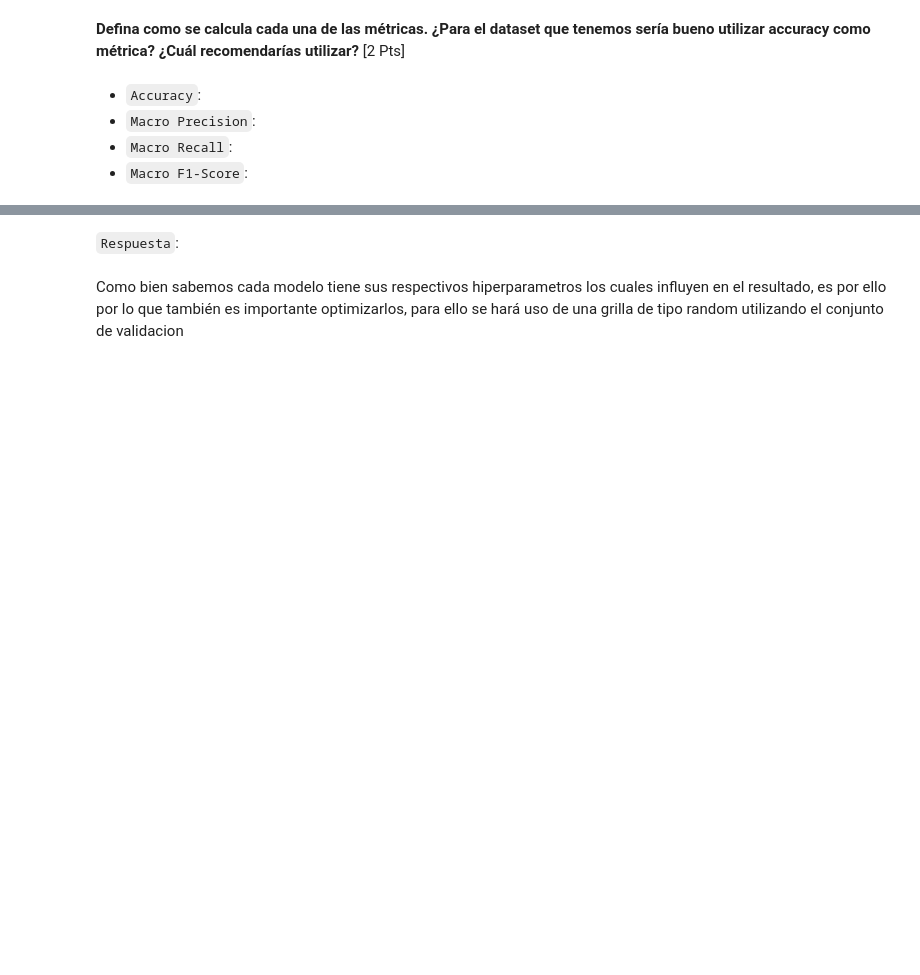
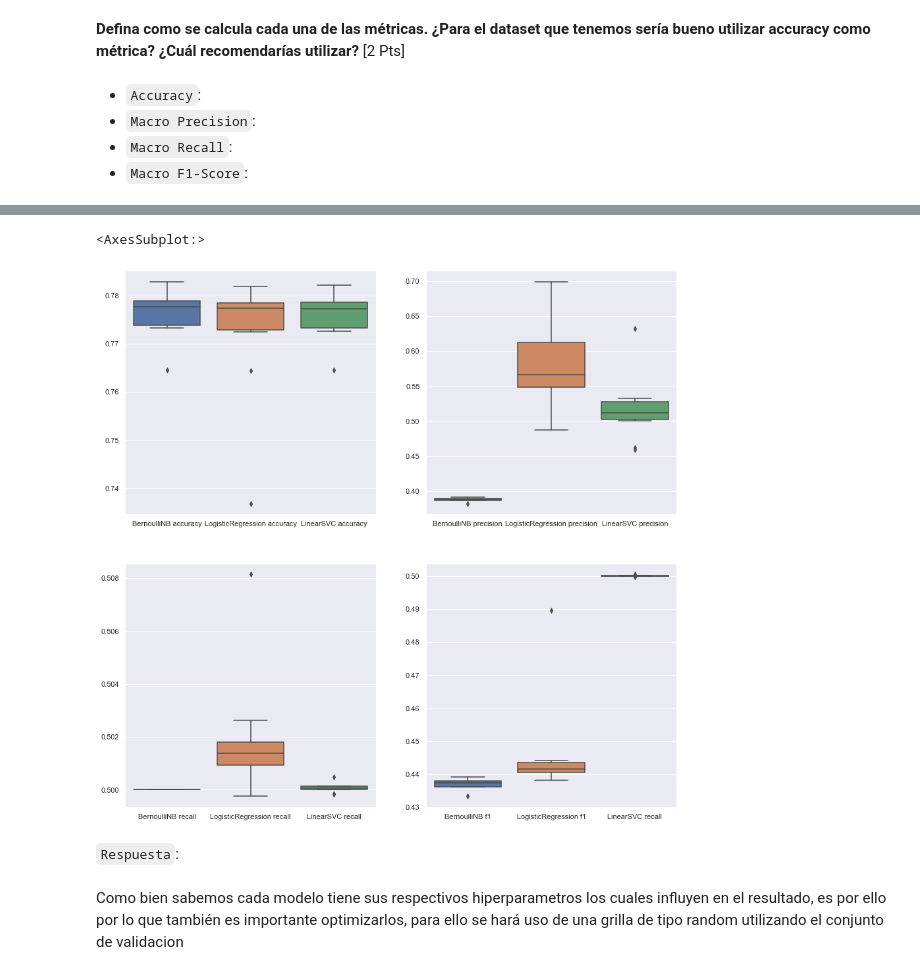
Before and after one commit to Bastian951/INF398-INTRODUCCION-AL-APRENDIZAJE-AUTOMATICO, a Jupyter notebook: Tarea 1/Tarea_1_ML_2022_1.ipynb, the cells around one changed output, grey strips where cells are left out. Drawn from its saved outputs; the diff is of its cells as text; code cells hidden in the pictures; blank space fills up the shorter version.

Commit message:
box plots

```diff
--- a/Tarea 1/Tarea_1_ML_2022_1.ipynb
+++ b/Tarea 1/Tarea_1_ML_2022_1.ipynb
@@ -643,6 +643,10 @@ def entrenamiento(scores, df_data, algoritmo,K):
             modelo = LogisticRegression(random_state=SEED)
         elif(algoritmo == 'BernoulliNB'):
             modelo = BernoulliNB()
+        elif(algoritmo == 'LinearSVC'):
+            modelo = LinearSVC(random_state=SEED)
+        else:
+            return 0
         modelo = modelo.fit(data_train.loc[:, data_train.columns != 'label'], data_train["label"])
         y_pred = modelo.predict(data_test.loc[:, data_train.columns != 'label'])
         lista_acc.append(accuracy_score(data_test["label"],y_pred))
@@ -660,5 +664,5 @@ scores = pd.DataFrame(index=np.arange(10))
 
 scores = entrenamiento(scores, df_data, 'BernoulliNB',10)
 scores = entrenamiento(scores, df_data, 'LogisticRegression',10)
-
+scores = entrenamiento(scores, df_data, 'LinearSVC',10)
 scores
@@ -668,3 +681,13 @@ scores
+# %%
+# Mostrar el boxplot con los resultados por modelo
+fig, axs = plt.subplots(2,2,figsize=(15, 15))
+sns.boxplot(ax=axs[0,0],data=scores[["BernoulliNB accuracy","LogisticRegression accuracy","LinearSVC accuracy"]])
+sns.boxplot(ax=axs[0,1],data=scores[["BernoulliNB precision","LogisticRegression precision","LinearSVC precision"]])
+sns.boxplot(ax=axs[1,0],data=scores[["BernoulliNB recall","LogisticRegression recall","LinearSVC recall"]])
+sns.boxplot(ax=axs[1,1],data=scores[["BernoulliNB f1","LogisticRegression f1","LinearSVC recall"]])
+# %% [output]
+<AxesSubplot:>
+[figure, added]
 # %% [markdown]
 `Respuesta`:
 # %% [markdown]
```
Also changed, not shown: parts of 2 cells of this notebook.
